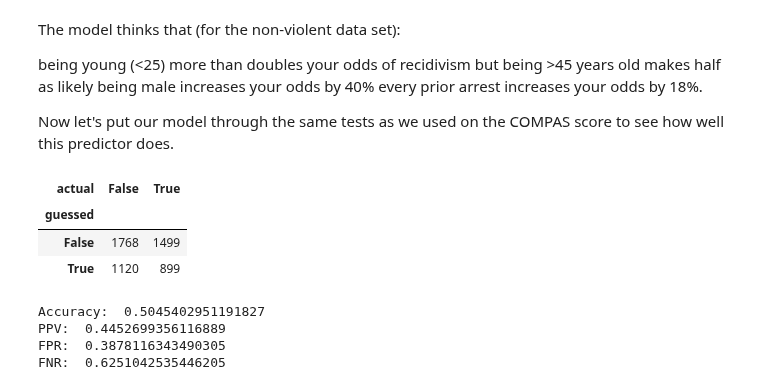
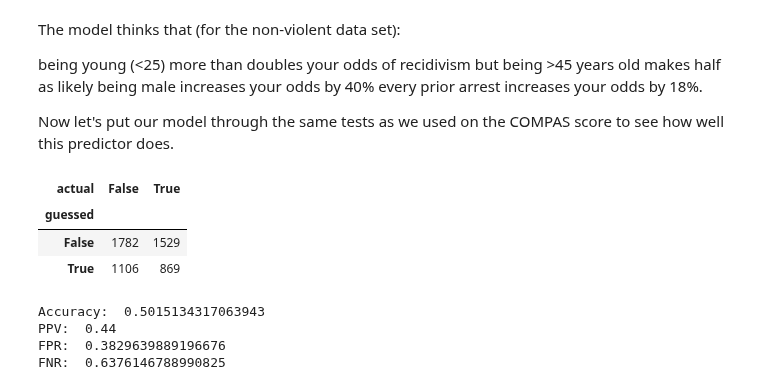
Before and after one commit to Heity94/Compas-recidivism-analysis, a Jupyter notebook: notebooks/Ngan/dev_Ngan_decision_tree.ipynb, the cells around one changed output. Cells and saved outputs as stored; diff of their text form; code cells hidden in the pictures.

```diff
--- a/notebooks/Ngan/dev_Ngan_decision_tree.ipynb
+++ b/notebooks/Ngan/dev_Ngan_decision_tree.ipynb
@@ -347,22 +347,22 @@ every prior arrest increases your odds by 18%.
 Now let's put our model through the same tests as we used on the COMPAS score to see how well this predictor does.
 # %%
 #crosstab for predictive model
-y_pred = lr.predict(x)
+y_pred = dt.predict(x)
 guessed=pd.Series(y_pred)==1
 
 actual=df.two_year_recid==1
 
 cm = pd.crosstab(guessed, actual, rownames=['guessed'], colnames=['actual'])
 cm
 # %% [output]
 | actual | False | True |
 | guessed |  |  |
-| False | 1768 | 1499 |
-| True | 1120 | 899 |
+| False | 1782 | 1529 |
+| True | 1106 | 869 |
 # %%
 print_ppv_fpv(cm)
 # %% [output]
-Accuracy:  0.5045402951191827
-PPV:  0.4452699356116889
-FPR:  0.3878116343490305
-FNR:  0.6251042535446205
+Accuracy:  0.5015134317063943
+PPV:  0.44
+FPR:  0.3829639889196676
+FNR:  0.6376146788990825
```
Also changed, not shown: parts of 2 cells of this notebook.
